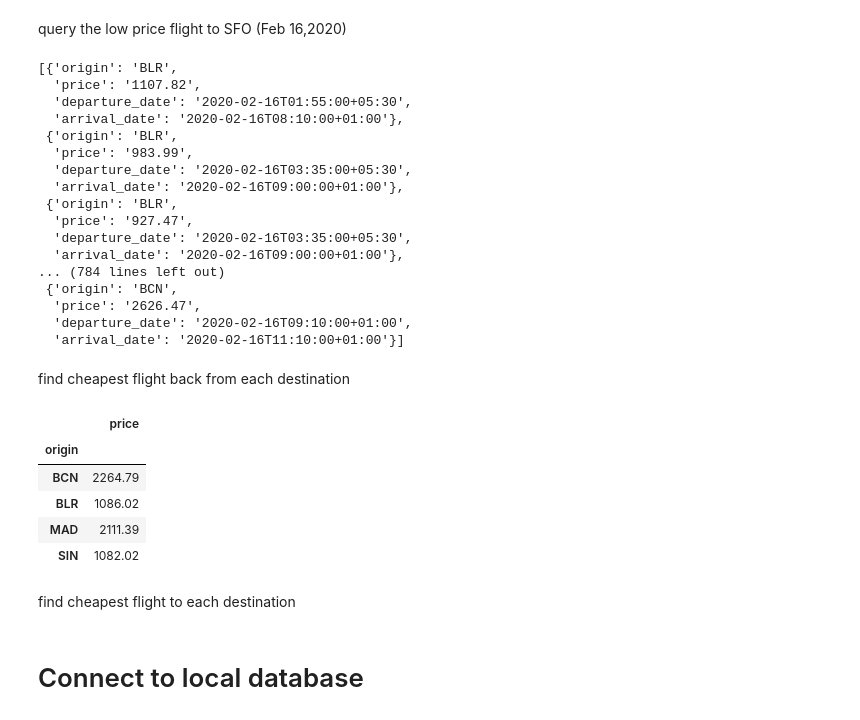
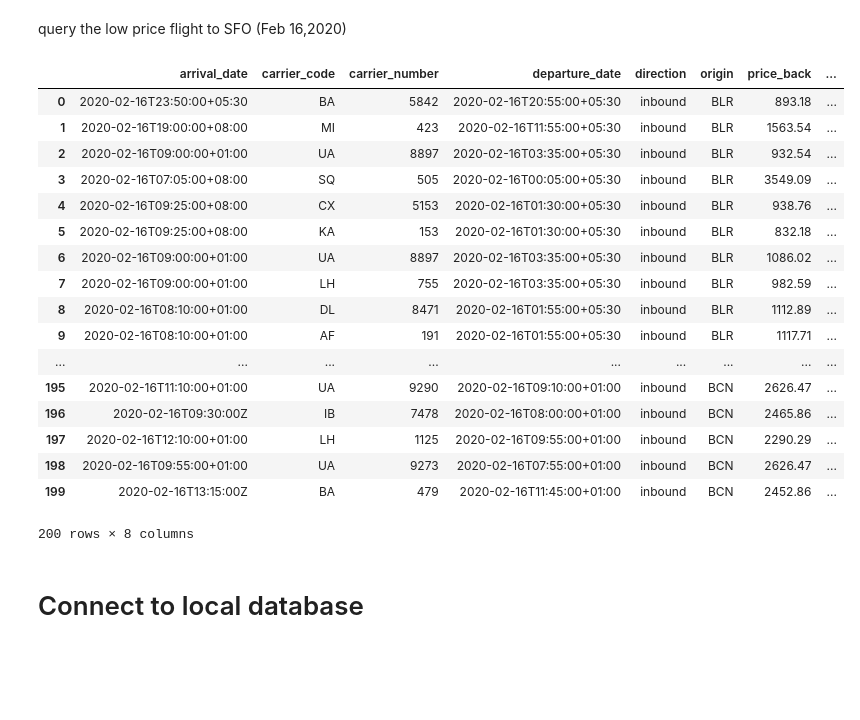
Before and after one commit to cbonfantep/Travel_ETL, a Jupyter notebook: Travel_ETL_Code_new.ipynb, the cells around one changed output. Drawn from its saved outputs; the diff is of its cells as text; code cells hidden in the pictures; blank space fills up the shorter version.

Commit message:
added columns

```diff
--- a/Travel_ETL_Code_new.ipynb
+++ b/Travel_ETL_Code_new.ipynb
@@ -231,9 +236,13 @@ for destination in destinations:
     for i in range(len(low_price.data)):
         try:
             item = {'origin': destination, \
-                    'price': response.data[i]['offerItems'][0]['price']['total'], \
+                    'price_back': response.data[i]['offerItems'][0]['price']['total'], \
+                    'price_back_tax': response.data[i]['offerItems'][0]['price']['totalTaxes'],\
                     'departure_date': response.data[i]['offerItems'][0]['services'][0]['segments'][0]['flightSegment']['departure']['at'], \
-                    'arrival_date': response.data[i]['offerItems'][0]['services'][0]['segments'][0]['flightSegment']['arrival']['at']
+                    'arrival_date': response.data[i]['offerItems'][0]['services'][0]['segments'][0]['flightSegment']['arrival']['at'],\
+                    'carrier_code': response.data[i]['offerItems'][0]['services'][0]['segments'][0]['flightSegment']['carrierCode'],\
+                    'carrier_number': response.data[i]['offerItems'][0]['services'][0]['segments'][0]['flightSegment']['number'],\
+                    'direction': 'inbound'
                    }
             results_back.append(item)
 
@@ -243,40 +252,26 @@ for destination in destinations:
 # %%
 # to pandas DF
 results_df_back = pd.DataFrame(results_back)
-results_back
+results_df_back
 # %% [output]
+|  | arrival_date | carrier_code | carrier_number | departure_date | direction | origin | price_back | ... |
+| 0 | 2020-02-16T23:50:00+05:30 | BA | 5842 | 2020-02-16T20:55:00+05:30 | inbound | BLR | 893.18 | ... |
+| 1 | 2020-02-16T19:00:00+08:00 | MI | 423 | 2020-02-16T11:55:00+05:30 | inbound | BLR | 1563.54 | ... |
+| 2 | 2020-02-16T09:00:00+01:00 | UA | 8897 | 2020-02-16T03:35:00+05:30 | inbound | BLR | 932.54 | ... |
+| 3 | 2020-02-16T07:05:00+08:00 | SQ | 505 | 2020-02-16T00:05:00+05:30 | inbound | BLR | 3549.09 | ... |
+| 4 | 2020-02-16T09:25:00+08:00 | CX | 5153 | 2020-02-16T01:30:00+05:30 | inbound | BLR | 938.76 | ... |
+| 5 | 2020-02-16T09:25:00+08:00 | KA | 153 | 2020-02-16T01:30:00+05:30 | inbound | BLR | 832.18 | ... |
+| 6 | 2020-02-16T09:00:00+01:00 | UA | 8897 | 2020-02-16T03:35:00+05:30 | inbound | BLR | 1086.02 | ... |
+| 7 | 2020-02-16T09:00:00+01:00 | LH | 755 | 2020-02-16T03:35:00+05:30 | inbound | BLR | 982.59 | ... |
+| 8 | 2020-02-16T08:10:00+01:00 | DL | 8471 | 2020-02-16T01:55:00+05:30 | inbound | BLR | 1112.89 | ... |
+| 9 | 2020-02-16T08:10:00+01:00 | AF | 191 | 2020-02-16T01:55:00+05:30 | inbound | BLR | 1117.71 | ... |
+| ... | ... | ... | ... | ... | ... | ... | ... | ... |
+| 195 | 2020-02-16T11:10:00+01:00 | UA | 9290 | 2020-02-16T09:10:00+01:00 | inbound | BCN | 2626.47 | ... |
+| 196 | 2020-02-16T09:30:00Z | IB | 7478 | 2020-02-16T08:00:00+01:00 | inbound | BCN | 2465.86 | ... |
+| 197 | 2020-02-16T12:10:00+01:00 | LH | 1125 | 2020-02-16T09:55:00+01:00 | inbound | BCN | 2290.29 | ... |
+| 198 | 2020-02-16T09:55:00+01:00 | UA | 9273 | 2020-02-16T07:55:00+01:00 | inbound | BCN | 2626.47 | ... |
+| 199 | 2020-02-16T13:15:00Z | BA | 479 | 2020-02-16T11:45:00+01:00 | inbound | BCN | 2452.86 | ... |
-[{'origin': 'BLR',
-  'price': '1107.82',
-  'departure_date': '2020-02-16T01:55:00+05:30',
-  'arrival_date': '2020-02-16T08:10:00+01:00'},
- {'origin': 'BLR',
-  'price': '983.99',
-  'departure_date': '2020-02-16T03:35:00+05:30',
-  'arrival_date': '2020-02-16T09:00:00+01:00'},
- {'origin': 'BLR',
-  'price': '927.47',
-  'departure_date': '2020-02-16T03:35:00+05:30',
-  'arrival_date': '2020-02-16T09:00:00+01:00'},
-... (784 lines left out)
- {'origin': 'BCN',
-  'price': '2626.47',
-  'departure_date': '2020-02-16T09:10:00+01:00',
-  'arrival_date': '2020-02-16T11:10:00+01:00'}]
+200 rows × 8 columns
-# %% [markdown]
-find cheapest flight back from each destination
-# %%
-back_lowest = results_df_back.groupby('origin').min()['price']
-back_lowest = pd.DataFrame(back_lowest)
-back_lowest
-# %% [output]
-|  | price |
-| origin |  |
-| BCN | 2264.79 |
-| BLR | 1086.02 |
-| MAD | 2111.39 |
-| SIN | 1082.02 |
-# %% [markdown]
-find cheapest flight to each destination
 # %% [markdown]
 # Connect to local database
 # %%
```
Also changed, not shown: parts of 7 cells of this notebook.
